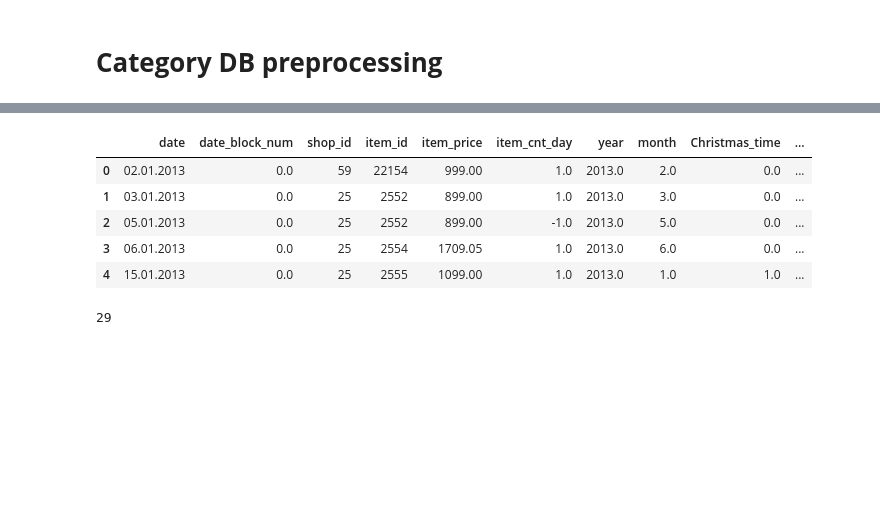
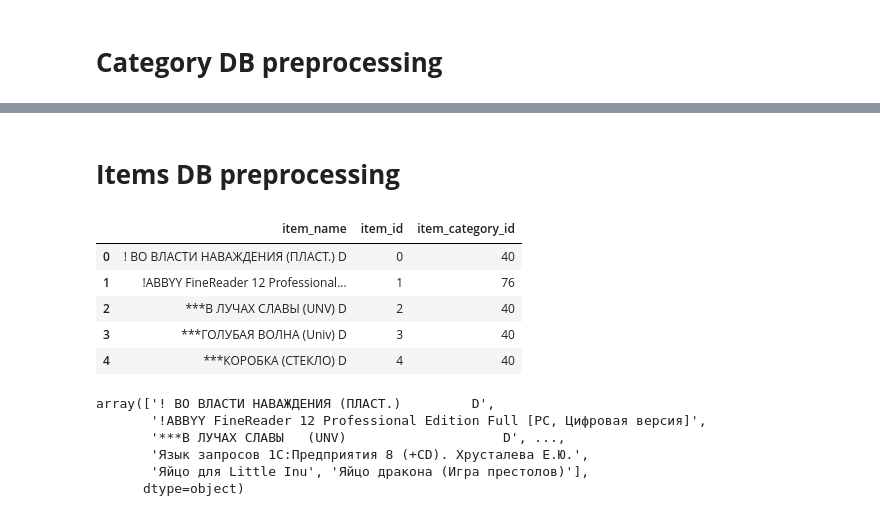
Before and after one commit to malowana/PredictFutureSales, a Jupyter notebook: Predict_Future_Sales.ipynb, the cells around one changed output, grey strips where cells are left out. Drawn from its saved outputs; the diff is of its cells as text; code cells hidden in the pictures; blank space fills up the shorter version.

```diff
--- a/Predict_Future_Sales.ipynb
+++ b/Predict_Future_Sales.ipynb
@@ -79,9 +183,11 @@ df_all["cumsum"] = df_all["return_value_incl_returns"].cumsum()
+# %% [markdown]
+# **Items DB preprocessing**
 # %%
-df_all.head()
+items.head()
 # %% [output]
-|  | date | date_block_num | shop_id | item_id | item_price | item_cnt_day | year | month | Christmas_time | ... |
-| 0 | 02.01.2013 | 0.0 | 59 | 22154 | 999.00 | 1.0 | 2013.0 | 2.0 | 0.0 | ... |
-| 1 | 03.01.2013 | 0.0 | 25 | 2552 | 899.00 | 1.0 | 2013.0 | 3.0 | 0.0 | ... |
-| 2 | 05.01.2013 | 0.0 | 25 | 2552 | 899.00 | -1.0 | 2013.0 | 5.0 | 0.0 | ... |
-| 3 | 06.01.2013 | 0.0 | 25 | 2554 | 1709.05 | 1.0 | 2013.0 | 6.0 | 0.0 | ... |
-| 4 | 15.01.2013 | 0.0 | 25 | 2555 | 1099.00 | 1.0 | 2013.0 | 1.0 | 1.0 | ... |
+|  | item_name | item_id | item_category_id |
+| 0 | ! ВО ВЛАСТИ НАВАЖДЕНИЯ (ПЛАСТ.) D | 0 | 40 |
+| 1 | !ABBYY FineReader 12 Professional... | 1 | 76 |
+| 2 | ***В ЛУЧАХ СЛАВЫ (UNV) D | 2 | 40 |
+| 3 | ***ГОЛУБАЯ ВОЛНА (Univ) D | 3 | 40 |
+| 4 | ***КОРОБКА (СТЕКЛО) D | 4 | 40 |
@@ -90,21 +194,9 @@ df_all.item_cnt_day.value_counts()
-# %%
-#get top shops 20%
-df_shops = (
-    df_all[ ["return_value_incl_returns", "shop_id"] ]
-    .groupby("shop_id")
-    .agg("sum")
-    .reset_index()
-    .sort_values(by="return_value_incl_returns", ascending=False)
-    .rename(columns={"return_value_incl_returns": "shop_price_total"})
-)
-
-
-df_shops["cumsum"] = df_shops["shop_price_total"].cumsum()
-value_80prc = int(df_all["return_value_incl_returns"].sum() * 0.8)
-df_shops["most_revenue_shops"] = df_shops["cumsum"] < value_80prc
-
-
-top_shops = set(df_shops[ df_shops["most_revenue_shops"] ]["shop_id"].unique())
-len(top_shops)
-# %% [output]
-29
+# %%
+items.item_name.unique()
+# %% [output]
+array(['! ВО ВЛАСТИ НАВАЖДЕНИЯ (ПЛАСТ.)         D',
+       '!ABBYY FineReader 12 Professional Edition Full [PC, Цифровая версия]',
+       '***В ЛУЧАХ СЛАВЫ   (UNV)                    D', ...,
+       'Язык запросов 1С:Предприятия 8 (+CD). Хрусталева Е.Ю.',
+       'Яйцо для Little Inu', 'Яйцо дракона (Игра престолов)'],
+      dtype=object)
```
Also changed, not shown: parts of 50 cells of this notebook.
